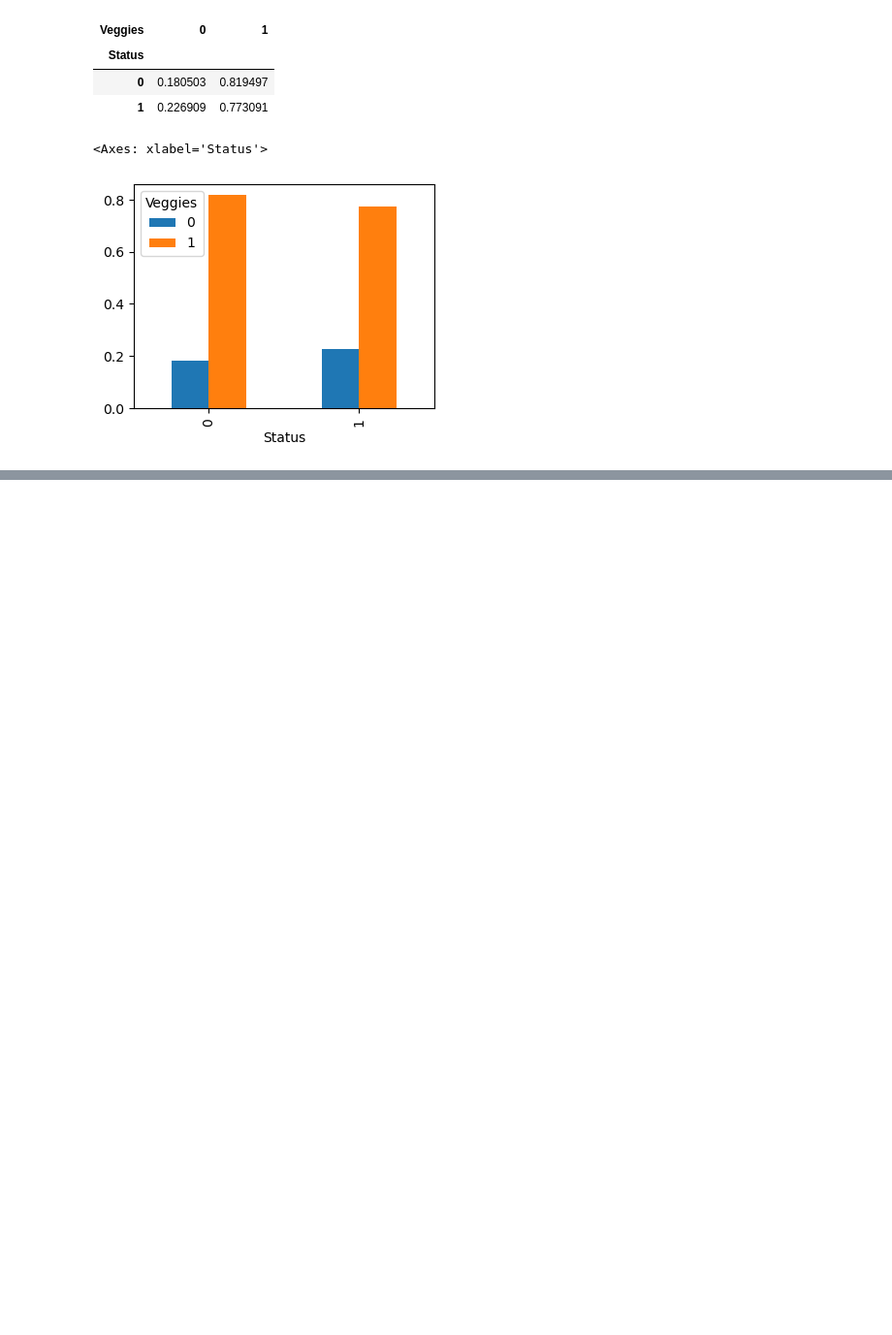
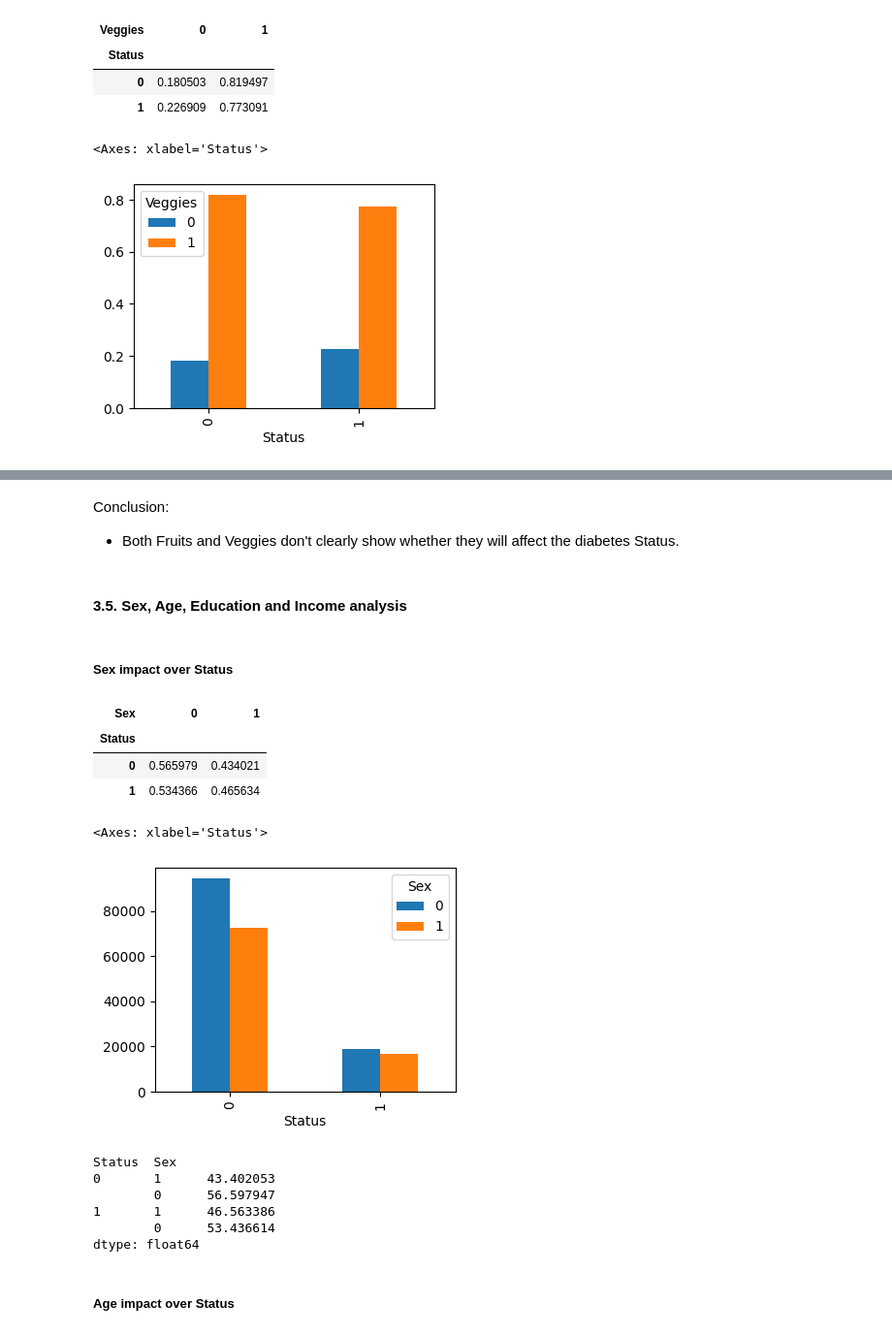
Before and after one commit to polarbear0701/ML-Individual-1, a Jupyter notebook: EDA.ipynb, the cells around one changed output, grey strips where cells are left out. Shown at 97% size. Saved outputs shown, nothing was run; the diff lists cells and outputs as text; code cells hidden in the pictures; blank space fills up the shorter version.

```diff
--- a/EDA.ipynb
+++ b/EDA.ipynb
@@ -1202 +1202,31 @@ Status  Veggies
 dtype: float64
+# %% [markdown]
+Conclusion:
+- Both Fruits and Veggies don't clearly show whether they will affect the diabetes Status.
+# %% [markdown]
+#### 3.5. Sex, Age, Education and Income analysis
+# %% [markdown]
+##### Sex impact over Status
+# %%
+pd.crosstab(data_model['Status'], data_model['Sex'], normalize='index')
+# %% [output]
+| Sex | 0 | 1 |
+| Status |  |  |
+| 0 | 0.565979 | 0.434021 |
+| 1 | 0.534366 | 0.465634 |
+# %%
+pd.crosstab(data_model['Status'], data_model['Sex']).plot(kind='bar', figsize=(4, 3))
+# %% [output]
+<Axes: xlabel='Status'>
+[figure, added]
+# %%
+cal_percent(data_model, data_test, 'Status', 'Sex')
+# %% [output]
+Status  Sex
+0       1      43.402053
+        0      56.597947
+1       1      46.563386
+        0      53.436614
+dtype: float64
+# %% [markdown]
+##### Age impact over Status
```
Also changed, not shown: parts of 76 cells of this notebook, 1 other file.
